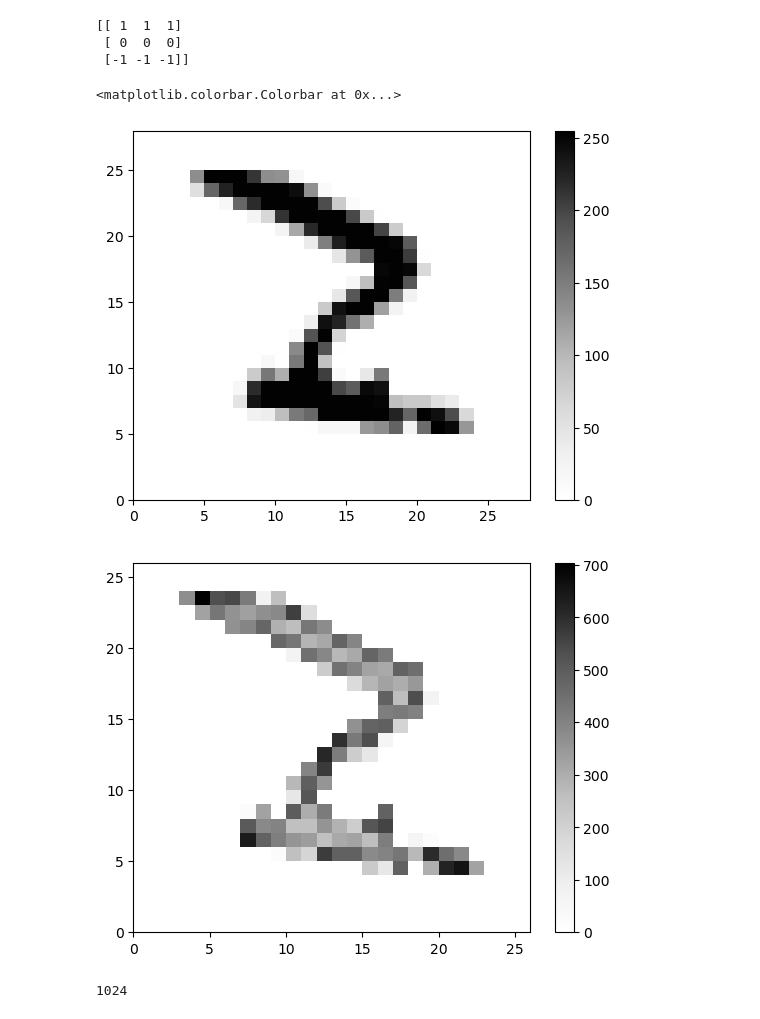
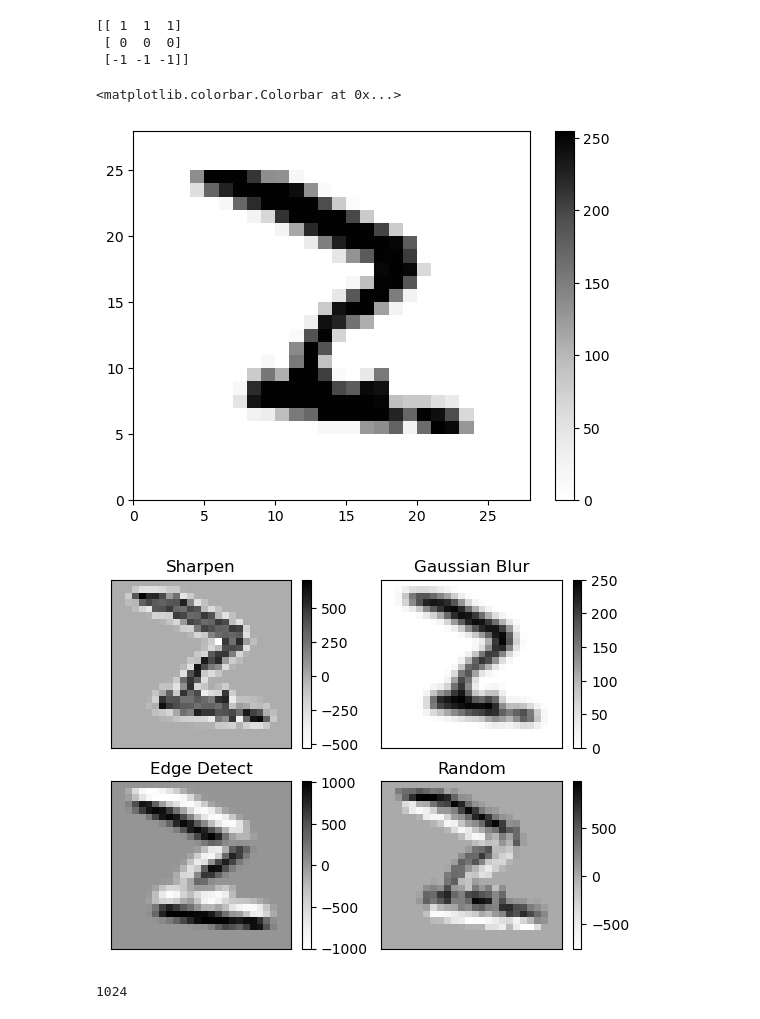
Before and after one commit to patrick-naylor/MNIST-Neural-Network-From-Scratch, a Jupyter notebook: Neural_Net_From_Scratch.ipynb, the cells around one changed output. Cells and saved outputs as stored; diff of their text form; code cells hidden in the pictures.

```diff
--- a/Neural_Net_From_Scratch.ipynb
+++ b/Neural_Net_From_Scratch.ipynb
@@ -317,32 +317,57 @@ print(initial_filter)
 # %%
 test_image = train_X[0,:,:]
 plt.figure(1)
 plt.pcolormesh(test_image, cmap='Greys')
 plt.colorbar()
 #initial_filter = np.ones((3,3))
 #initial_filter[:,:] = .5
 sharpen = np.array([[0, -1, 0], [-1, 5, -1], [0, -1, 0]])
 gaussian_blur = (1/16)*np.array([[1, 2, 1], [2, 4, 2], [1, 2, 1]])
-edge_detection = np.array([[-1, -1, -1], [-1, 8, -1], [-1, -1, -1]])
+edge_detection = np.array([[-1, -2, -1], [0, 0, 0], [1, 2, 1]])
 random_filter = np.random.randint(-3, 3, (3, 3))
-sharpened_image = np.zeros(3, 3)
-blured_image = np.zeros(3, 3)
-edge_detected_image = np.zeros(3, 3)
-random_filtered_image = np.zeros(3, 3)
+sharpened_image = np.zeros((26, 26))
+blured_image = np.zeros((26, 26))
+edge_detected_image = np.zeros((26, 26))
+random_filtered_image = np.zeros((26, 26))
 
 for i in range(26):
     for j in range(26):
         im_sect = test_image[i:i+3, j:j+3]
         #print(i, j)
-        result[i, j] = np.sum(im_sect * initial_filter)
+        sharpened_image[i, j] = np.sum(im_sect * sharpen)
+        blured_image[i, j] = np.sum(im_sect * gaussian_blur)
+        edge_detected_image[i, j] = np.sum(im_sect * edge_detection)
+        random_filtered_image[i, j] = np.sum(im_sect * random_filter)
 
 plt.figure(2)
-plt.pcolormesh(result, cmap='Greys')
+plt.subplot(221)
+plt.pcolormesh(sharpened_image, cmap='Greys')
+plt.xticks([])
+plt.yticks([])
+plt.title('Sharpen')
 plt.colorbar()
+plt.subplot(222)
+plt.pcolormesh(blured_image, cmap='Greys')
+plt.xticks([])
+plt.yticks([])
+plt.title('Gaussian Blur')
+plt.colorbar()
+plt.subplot(223)
+plt.pcolormesh(edge_detected_image, cmap='Greys')
+plt.xticks([])
+plt.yticks([])
+plt.title('Edge Detect')
+plt.colorbar()
+plt.subplot(224)
+plt.pcolormesh(random_filtered_image, cmap='Greys')
+plt.xticks([])
+plt.yticks([])
+plt.title('Random')
+plt.colorbar()
 # %% [output]
 <matplotlib.colorbar.Colorbar at 0x...>
 [figure]
-[figure, old version]
+[figure, new version]
 # %%
 32*32
 # %% [output]
```
